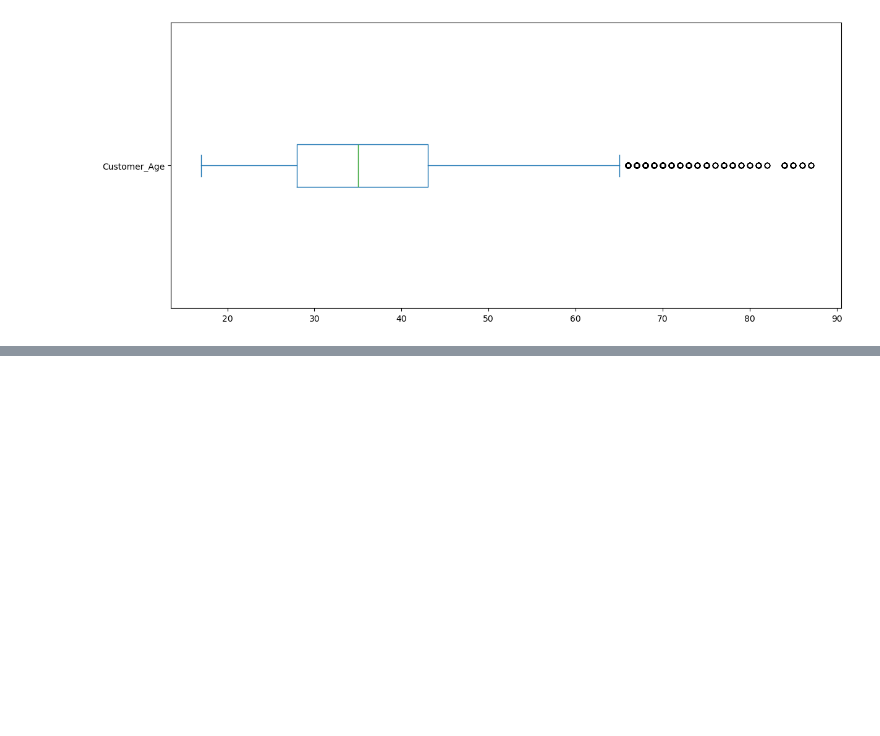
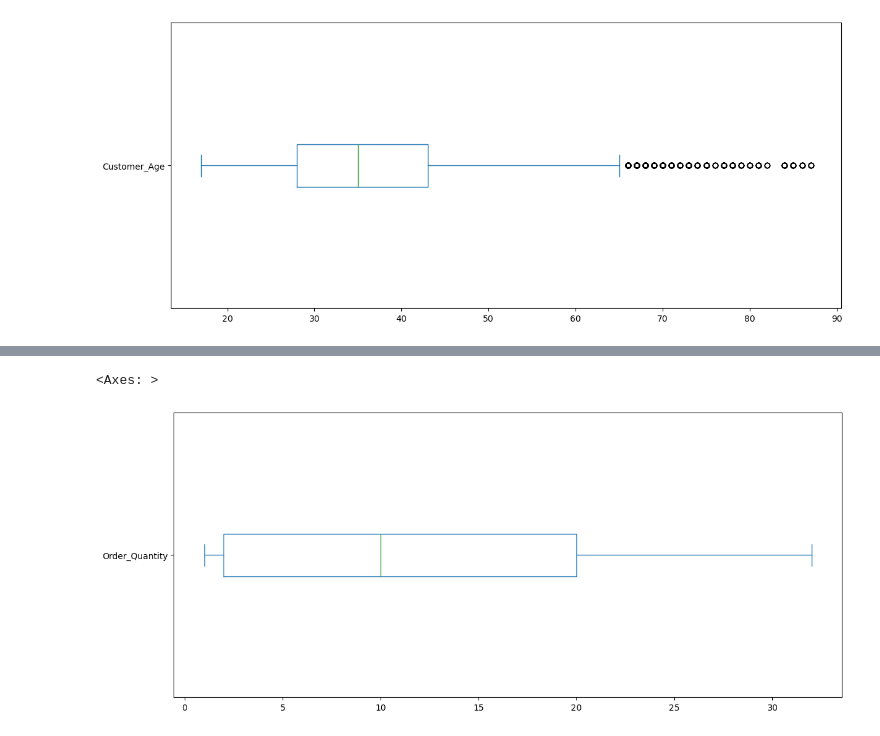
Before and after one commit to luroel/bike-sales-store, a Jupyter notebook: sales_data.ipynb, the cells around one changed output, grey strips where cells are left out. Drawn from its saved outputs; the diff is of its cells as text; code cells hidden in the pictures; blank space fills up the shorter version.

```diff
--- a/sales_data.ipynb
+++ b/sales_data.ipynb
@@ -36,0 +48,5 @@ sales['Customer_Age'].plot(kind='box', vert=False, figsize=(14,6))
+# %%
+sales['Order_Quantity'].plot(kind='box', vert=False, figsize=(14,6))
+# %% [output]
+<Axes: >
+[figure, added]
```
Also changed, not shown: parts of 3 cells of this notebook.
